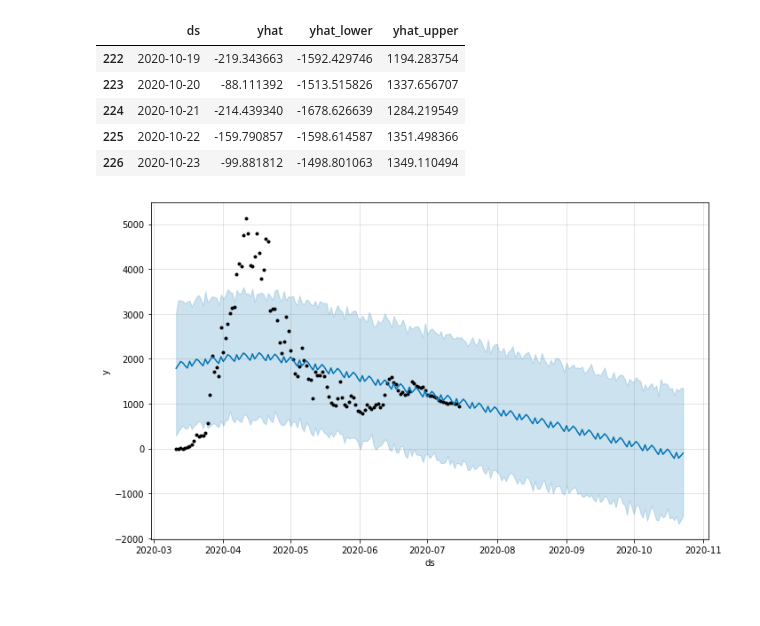
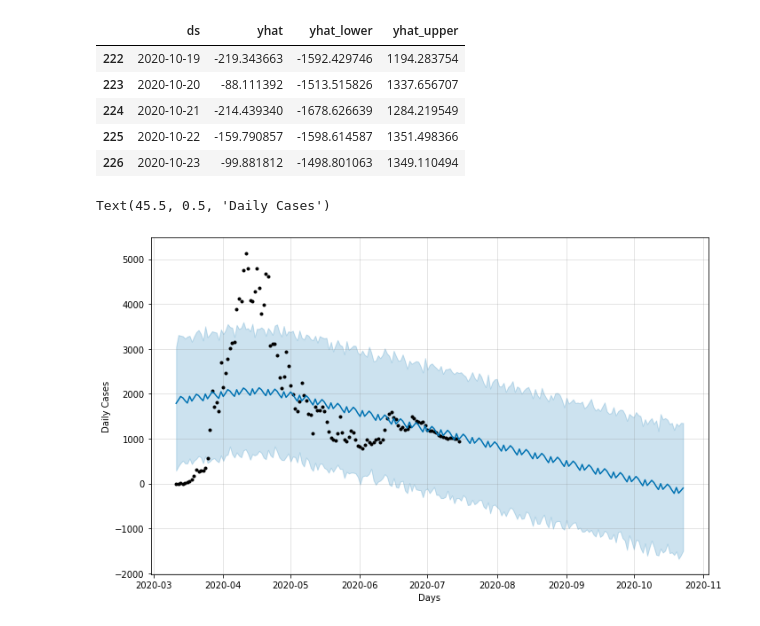
Before and after one commit to cihankaradogan/Turkey-Coronavirus-Visualization-and-Time-Series-Forecasting-Using-Prophet, a Jupyter notebook: corona.ipynb, the cells around one changed output. Drawn from its saved outputs; the diff is of its cells as text; code cells hidden in the pictures.

```diff
--- a/corona.ipynb
+++ b/corona.ipynb
@@ -263,5 +263,8 @@ forecast4[['ds', 'yhat', 'yhat_lower', 'yhat_upper']].tail()
 | 226 | 2020-10-23 | -99.881812 | -1498.801063 | 1349.110494 |
 # %%
 fig4 = fbp4.plot(forecast4)
+plt.xlabel('Days')
+plt.ylabel('Daily Cases')
 # %% [output]
+Text(45.5, 0.5, 'Daily Cases')
-[figure, old version]
+[figure, new version]
```
